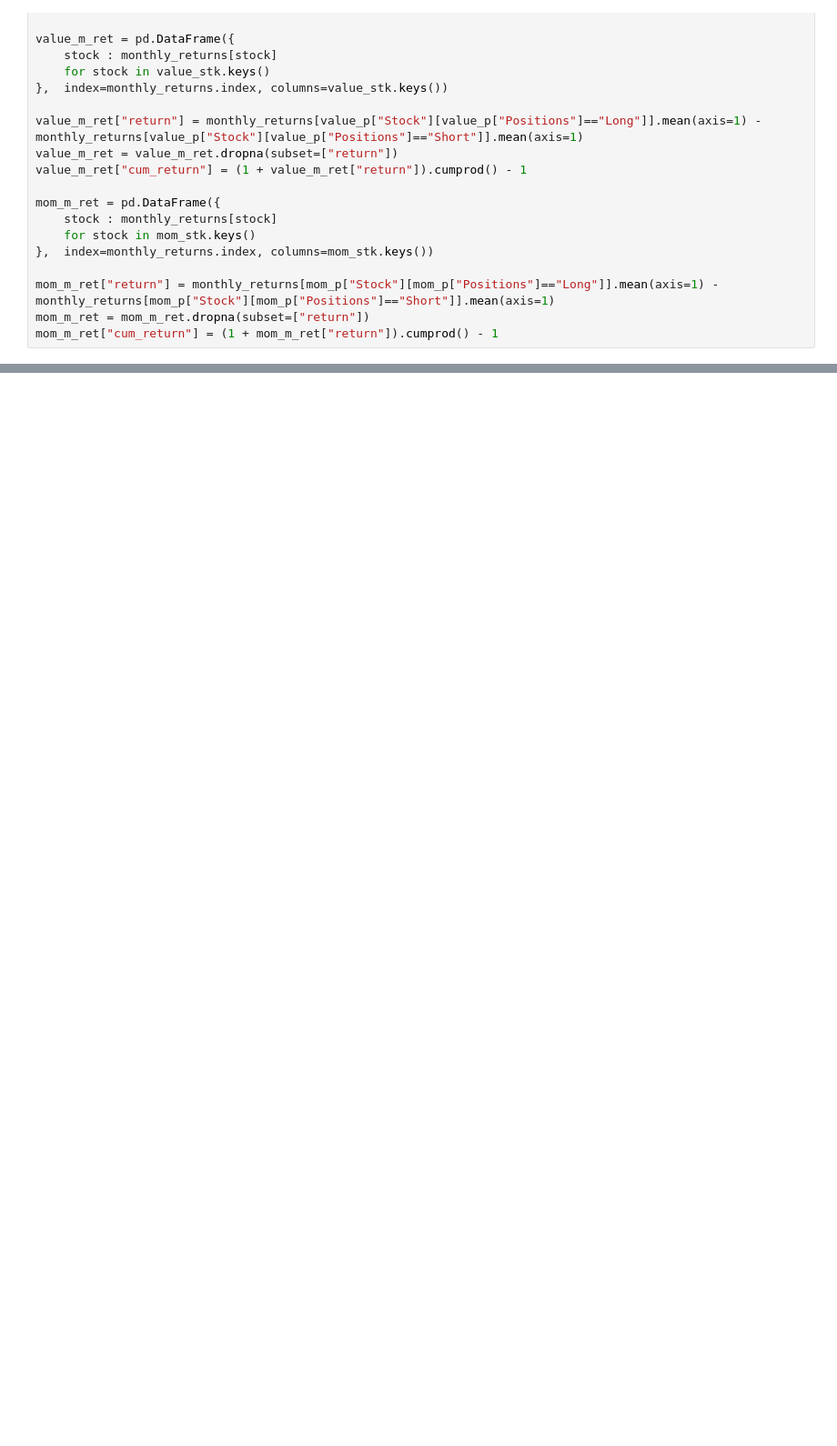
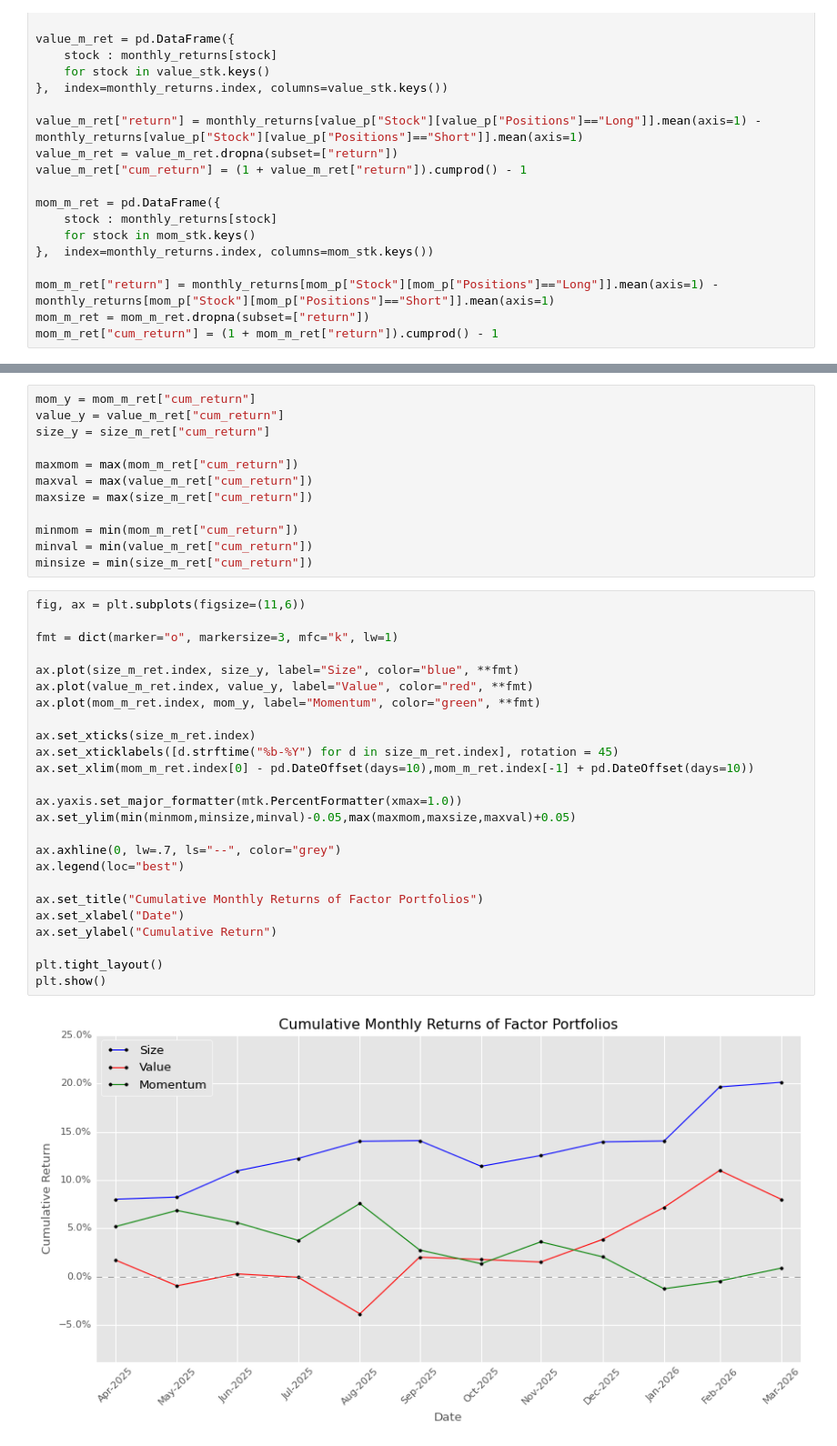
Before and after one commit to preethika-git/factor-return-analysis, a Jupyter notebook: factor_return_nb.ipynb, the cells around one changed output, grey strips where cells are left out. Shown at 91% size. Drawn from its saved outputs; the diff is of its cells as text; blank space fills up the shorter version.

Commit message:
update: chart formats

```diff
--- a/factor_return_nb.ipynb
+++ b/factor_return_nb.ipynb
@@ -238,0 +265,39 @@ print(size_m_ret.index[-1])
+# %%
+mom_y = mom_m_ret["cum_return"]
+value_y = value_m_ret["cum_return"]
+size_y = size_m_ret["cum_return"]
+
+maxmom = max(mom_m_ret["cum_return"])
+maxval = max(value_m_ret["cum_return"])
+maxsize = max(size_m_ret["cum_return"])
+
+minmom = min(mom_m_ret["cum_return"])
+minval = min(value_m_ret["cum_return"])
+minsize = min(size_m_ret["cum_return"])
+# %%
+fig, ax = plt.subplots(figsize=(11,6))
+
+fmt = dict(marker="o", markersize=3, mfc="k", lw=1)
+
+ax.plot(size_m_ret.index, size_y, label="Size", color="blue", **fmt)
+ax.plot(value_m_ret.index, value_y, label="Value", color="red", **fmt)
+ax.plot(mom_m_ret.index, mom_y, label="Momentum", color="green", **fmt)
+
+ax.set_xticks(size_m_ret.index)
+ax.set_xticklabels([d.strftime("%b-%Y") for d in size_m_ret.index], rotation = 45)
+ax.set_xlim(mom_m_ret.index[0] - pd.DateOffset(days=10),mom_m_ret.index[-1] + pd.DateOffset(days=10))
+
+ax.yaxis.set_major_formatter(mtk.PercentFormatter(xmax=1.0))
+ax.set_ylim(min(minmom,minsize,minval)-0.05,max(maxmom,maxsize,maxval)+0.05)
+
+ax.axhline(0, lw=.7, ls="--", color="grey")
+ax.legend(loc="best")
+
+ax.set_title("Cumulative Monthly Returns of Factor Portfolios")
+ax.set_xlabel("Date")
+ax.set_ylabel("Cumulative Return")
+
+plt.tight_layout()
+plt.show()
+# %% [output]
+[figure, added]
```
Also changed, not shown: parts of 12 cells of this notebook.
